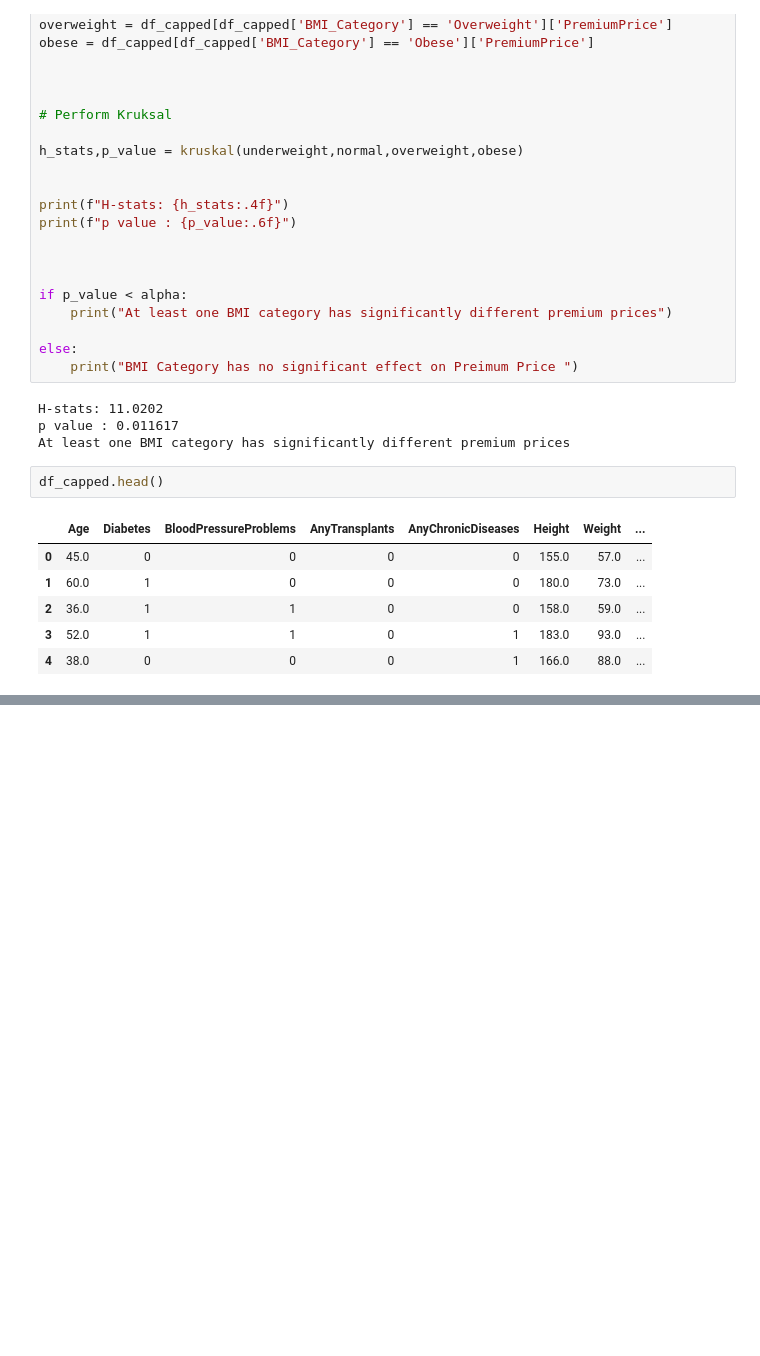
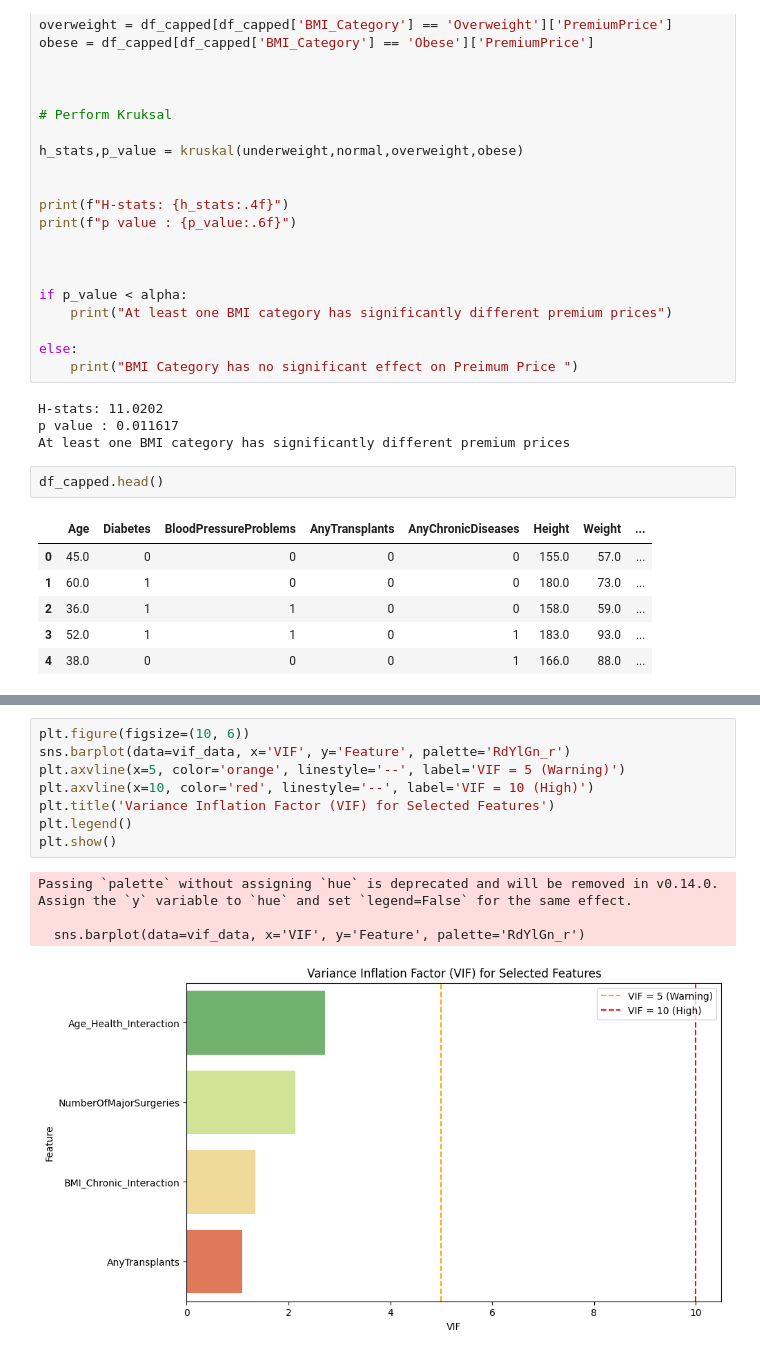
Before and after one commit to Somitav/insurance_cost_prediction, a Jupyter notebook: backend/EDA.ipynb, the cells around one changed output, grey strips where cells are left out. Saved outputs shown, nothing was run; the diff lists cells and outputs as text; blank space fills up the shorter version.

```diff
--- a/backend/EDA.ipynb
+++ b/backend/EDA.ipynb
@@ -437,0 +516,13 @@ else:
+# %%
+plt.figure(figsize=(10, 6))
+sns.barplot(data=vif_data, x='VIF', y='Feature', palette='RdYlGn_r')
+plt.axvline(x=5, color='orange', linestyle='--', label='VIF = 5 (Warning)')
+plt.axvline(x=10, color='red', linestyle='--', label='VIF = 10 (High)')
+plt.title('Variance Inflation Factor (VIF) for Selected Features')
+plt.legend()
+plt.show()
+# %% [output]
+Passing `palette` without assigning `hue` is deprecated and will be removed in v0.14.0. Assign the `y` variable to `hue` and set `legend=False` for the same effect.
+
+  sns.barplot(data=vif_data, x='VIF', y='Feature', palette='RdYlGn_r')
+[figure, added]
```
Also changed, not shown: parts of 9 cells of this notebook, 1 other file.
